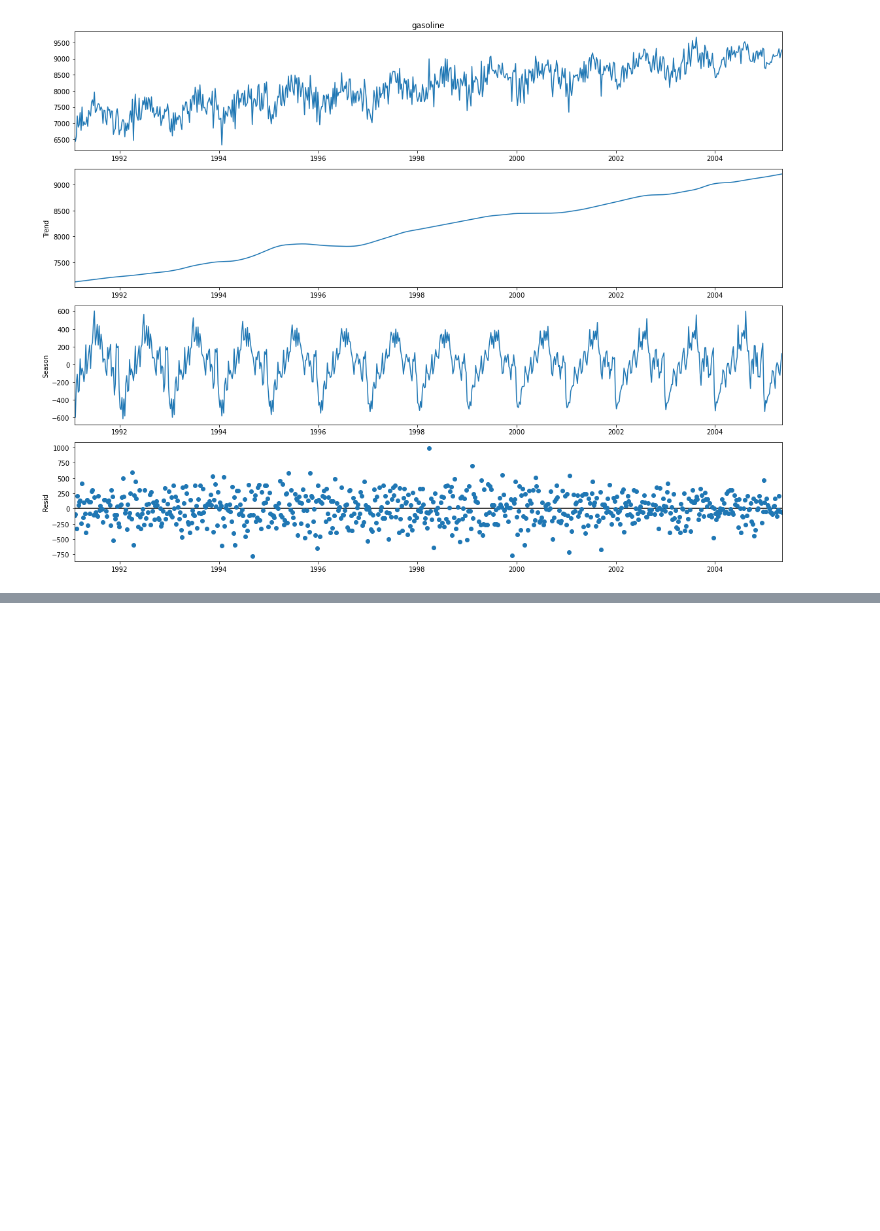
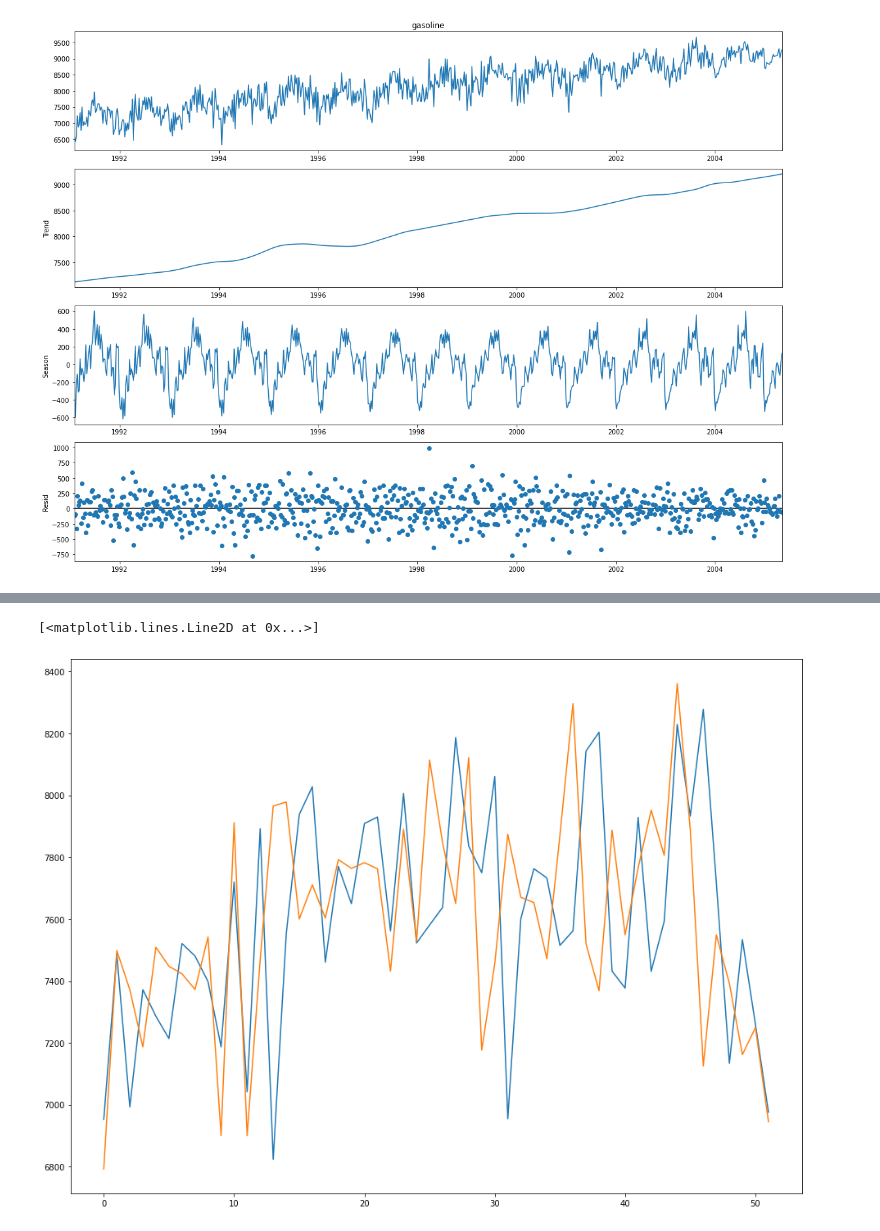
Before and after one commit to fahadahaf/armadila, a Jupyter notebook: examples/simpletest.ipynb, the cells around one changed output, grey strips where cells are left out. Saved outputs shown, nothing was run; the diff lists cells and outputs as text; code cells hidden in the pictures; blank space fills up the shorter version.

```diff
--- a/examples/simpletest.ipynb
+++ b/examples/simpletest.ipynb
@@ -192,0 +188,18 @@ bestparams
+# %%
+#for next season after training
+start=3*52
+end=4*52
+test_true = dataset['gasoline'][start:end].values
+
+#if model selection has already been performed
+exog_vals = mdl.exog[start:end]
+
+#alternatively, one can re-run the function to get the exogenous variables
+#exog_vals = mdl.generate_distributed_lags(exog=dataset[['exog1','exog2']][start:end],k=dl_param)
+
+test_preds = fit_res.predict(n_periods=(end-start), X=exog_vals)
+plt.plot(test_true)
+plt.plot(test_preds)
+# %% [output]
+[<matplotlib.lines.Line2D at 0x...>]
+[figure, added]
```
Also changed, not shown: parts of 84 cells of this notebook, 1 other file.
